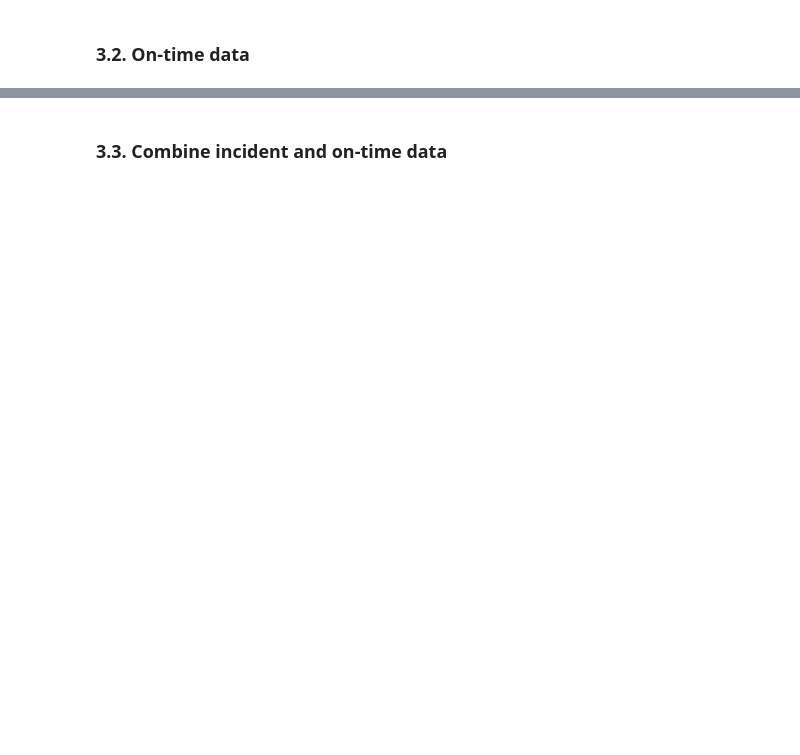
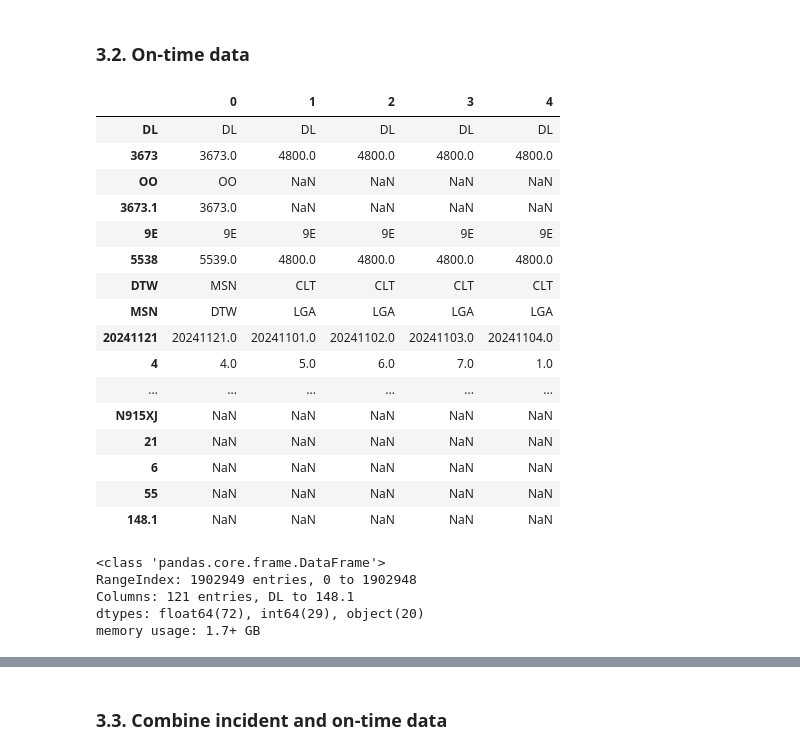
Before and after one commit to 4GeeksAcademy/maps-aviation_final_project, a Jupyter notebook: src/data_acquisition.ipynb, the cells around one changed output, grey strips where cells are left out. Drawn from its saved outputs; the diff is of its cells as text; code cells hidden in the pictures; blank space fills up the shorter version.

```diff
--- a/src/data_acquisition.ipynb
+++ b/src/data_acquisition.ipynb
@@ -70,7 +33,7 @@ data_funcs.download_ontime_data(links[:n_files])
 # %% [markdown]
 ### 2.3. Parse and combine on-time datafiles
 # %%
-ontime_df=data_funcs.read_asc_datafiles(n_files)
+ontime_df=data_funcs.parse_asc_datafiles(config.ONTIME_FILES, config.RAW_DATA_DIRECTORY, config.RAW_ONTIME_CSV_FILE)
 # %% [output]
 ../data/raw/ontime.td.202411.asc
 ../data/raw/ontime.td.202410.asc
@@ -137,5 +107,33 @@ extracted_incident_df.head()
 # %% [markdown]
 ### 3.2. On-time data
+# %%
+ontime_df.head().transpose()
+# %% [output]
+|  | 0 | 1 | 2 | 3 | 4 |
+| DL | DL | DL | DL | DL | DL |
+| 3673 | 3673.0 | 4800.0 | 4800.0 | 4800.0 | 4800.0 |
+| OO | OO | NaN | NaN | NaN | NaN |
+| 3673.1 | 3673.0 | NaN | NaN | NaN | NaN |
+| 9E | 9E | 9E | 9E | 9E | 9E |
+| 5538 | 5539.0 | 4800.0 | 4800.0 | 4800.0 | 4800.0 |
+| DTW | MSN | CLT | CLT | CLT | CLT |
+| MSN | DTW | LGA | LGA | LGA | LGA |
+| 20241121 | 20241121.0 | 20241101.0 | 20241102.0 | 20241103.0 | 20241104.0 |
+| 4 | 4.0 | 5.0 | 6.0 | 7.0 | 1.0 |
+| ... | ... | ... | ... | ... | ... |
+| N915XJ | NaN | NaN | NaN | NaN | NaN |
+| 21 | NaN | NaN | NaN | NaN | NaN |
+| 6 | NaN | NaN | NaN | NaN | NaN |
+| 55 | NaN | NaN | NaN | NaN | NaN |
+| 148.1 | NaN | NaN | NaN | NaN | NaN |
+# %%
+ontime_df.info()
+# %% [output]
+<class 'pandas.core.frame.DataFrame'>
+RangeIndex: 1902949 entries, 0 to 1902948
+Columns: 121 entries, DL to 148.1
+dtypes: float64(72), int64(29), object(20)
+memory usage: 1.7+ GB
 # %%
 ontime_features={
     # 'carrier': 0,
```
Also changed, not shown: parts of 15 cells of this notebook, 2 other files.
